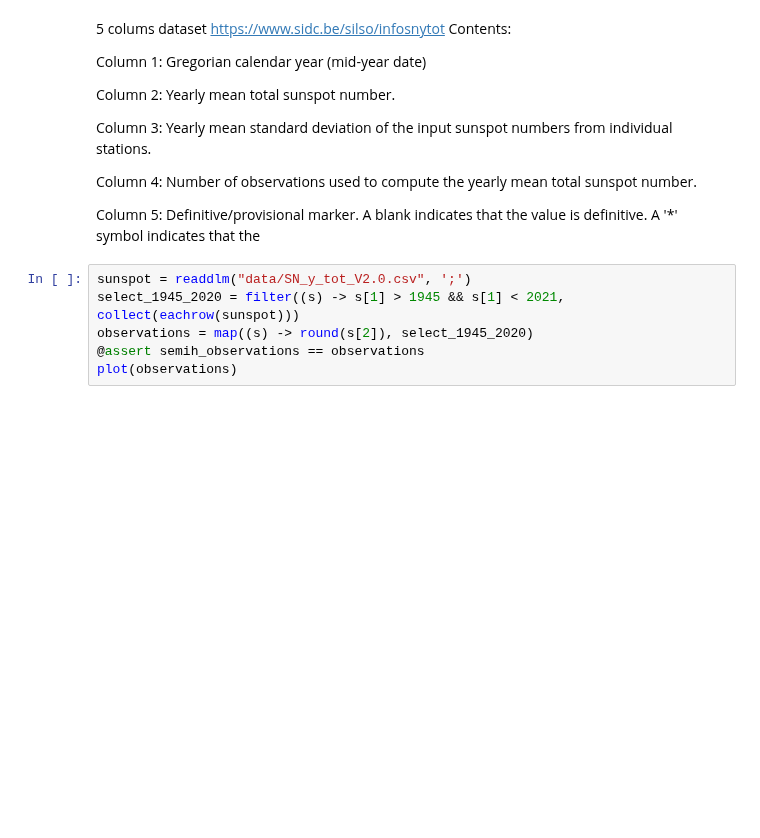
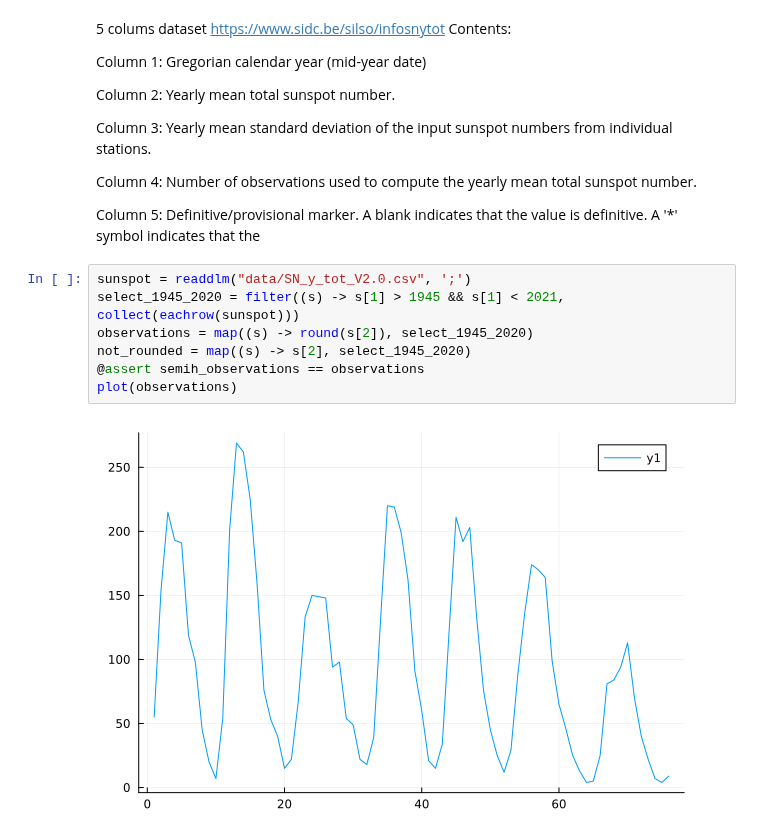
Before and after one commit to biaslab/CVMP, a Jupyter notebook: demos/sunspot_gamma.ipynb, the cells around one changed output. Saved outputs shown, nothing was run; the diff lists cells and outputs as text; blank space fills up the shorter version.

```diff
--- a/demos/sunspot_gamma.ipynb
+++ b/demos/sunspot_gamma.ipynb
@@ -69,7 +70,10 @@ Column 5: Definitive/provisional marker. A blank indicates that the value is def
 # %%
 sunspot = readdlm("data/SN_y_tot_V2.0.csv", ';')
 select_1945_2020 = filter((s) -> s[1] > 1945 && s[1] < 2021, collect(eachrow(sunspot)))
 observations = map((s) -> round(s[2]), select_1945_2020)
+not_rounded = map((s) -> s[2], select_1945_2020)
 @assert semih_observations == observations
 plot(observations)
+# %% [output]
+[figure, added]
 # %%
```
Also changed, not shown: parts of 9 cells of this notebook, 5 other files.
